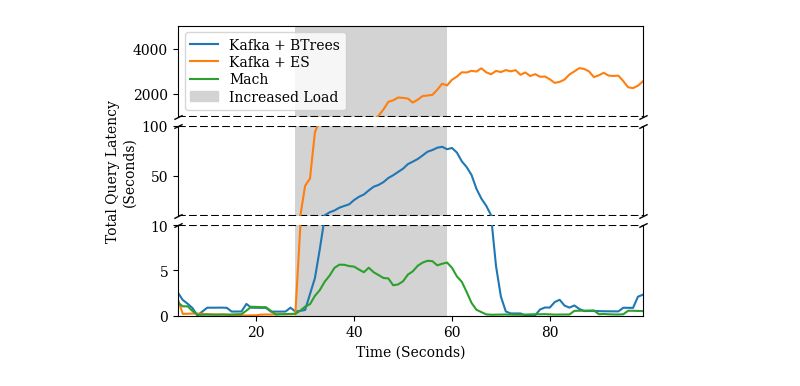
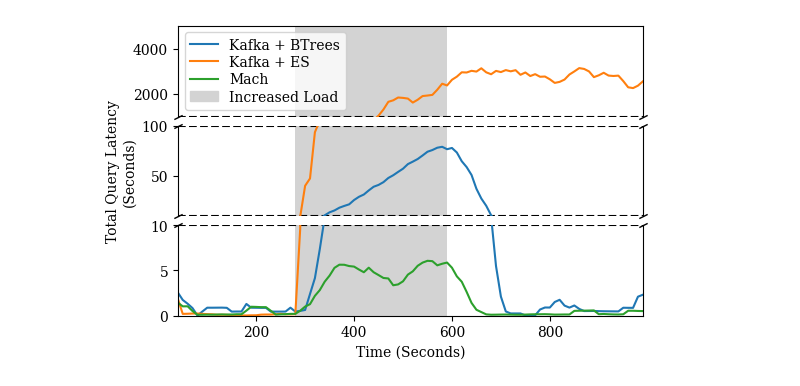
Before and after one commit to mach-telemetry/mach, a Jupyter notebook: bin/src/evaluation_output/plots/Query Latency Graphs.ipynb, the cells around one changed output. Cells and saved outputs as stored; diff of their text form; code cells hidden in the pictures.

Commit message:
update time axis in query execution graph

```diff
--- a/bin/src/evaluation_output/plots/Query Latency Graphs.ipynb
+++ b/bin/src/evaluation_output/plots/Query Latency Graphs.ipynb
@@ -5,5 +5,9 @@ import matplotlib.pyplot as plt
 import matplotlib.patches as mpatches
 colors = plt.rcParams['axes.prop_cycle'].by_key()['color']
 data = pd.read_csv("evaluation2_template.csv")
+
+time = list(map(lambda idx: idx * 10, range(0, len(data))))
+data["Time"] = time
+
 data.head()
 # %% [output]
@@ -14,8 +19,10 @@ data.head()
 | 3 | 0.2 | 2.060148 | 0.094155 | 4.102989 | 0.018437 | ... |
 | 4 | 0.2 | 0.019106 | 0.119762 | 0.000003 | 0.029476 | ... |
 # %%
+grey_bar_axis = list(data[data["Workload"]==6]["Time"])
+spike_begin = list(data[data["Workload"]==6]["Time"])[0]
+spike_end = grey_bar_axis[-1] + 10
 
-grey_bar_axis = list(data[data["Workload"]==6].index)
 grey_bar_values = [5000] * len(grey_bar_axis)
 rw = 5
 top_ylim = [1000, 5000]
@@ -39,7 +46,7 @@ gs = gridspec.GridSpec(3, 1,  height_ratios=(1, 1, .66), figure=fig, hspace=.15)
 
 
 # Total Latency Graph
-def triple_graph(gs_s, kafka, es, mach, ylabel):
+def triple_graph(gs_s, kafka, es, mach, time, ylabel):
     top = fig.add_subplot(gs_s[0])
     middle = fig.add_subplot(gs_s[1])
     bottom = fig.add_subplot(gs_s[2])
@@ -48,7 +55,7 @@ def triple_graph(gs_s, kafka, es, mach, ylabel):
     top.xaxis.set_visible(False)
     top.set_ylim(top_ylim)
     top.axhline(y=top_ylim[0], color="black", linestyle='--')
-    top.bar(grey_bar_axis, grey_bar_values, color="lightgrey", align='edge', width=1.0)
+    top.axvspan(spike_begin, spike_end, facecolor="lightgrey")
     top.margins(x=0)
     #top.axvline(x=vline, color="dimgrey", linestyle='--', linewidth=1)
 
@@ -58,7 +65,7 @@ def triple_graph(gs_s, kafka, es, mach, ylabel):
     middle.set_ylim(mid_ylim)
     middle.axhline(y=mid_ylim[0], color="black", linestyle='--')
     middle.axhline(y=mid_ylim[1], color="black", linestyle='--')
-    middle.bar(grey_bar_axis, grey_bar_values, color="lightgrey", align='edge', width=1.0)
+    middle.axvspan(spike_begin, spike_end, facecolor="lightgrey")
     middle.margins(x=0)
     middle.set_ylabel(ylabel)
     #middle.axvline(x=vline, color="dimgrey", linestyle='--', linewidth=1)
@@ -68,48 +75,48 @@ def triple_graph(gs_s, kafka, es, mach, ylabel):
     bottom.set_ylim(bot_ylim)
     bottom.set_xlabel("Time (Seconds)")
     bottom.axhline(y=bot_ylim[1], color="black", linestyle='--')
-    bottom.bar(grey_bar_axis, grey_bar_values, color="lightgrey", align='edge', width=1.0)
+    bottom.axvspan(spike_begin, spike_end, facecolor="lightgrey")
     bottom.margins(x=0)
     #bottom.axvline(x=vline, color="dimgrey", linestyle='--', linewidth=1)
 
     #bottom.set_yticks([0, 3], [0, 5])
 
     d = .5  # proportion of vertical to horizontal extent of the slanted line
     kwargs = dict(marker=[(-1, -d), (1, d)], markersize=6,
                   linestyle="none", color='k', mec='k', mew=1, clip_on=False)
 
     top.plot([0, 1], [0, 0], transform=top.transAxes, **kwargs)
     middle.plot([0, 1], [1, 1], transform=middle.transAxes, **kwargs)
     middle.plot([0, 1], [0, 0], transform=middle.transAxes, **kwargs)
     bottom.plot([0, 1], [1, 1], transform=bottom.transAxes, **kwargs)
 
 
-    top.plot(kafka, color=colors[0], label="Kafka + BTrees")
-    top.plot(es, color=colors[1], label="Kafka + ES")
-    top.plot(mach, color=colors[2], label="Mach")
+    top.plot(time, kafka, color=colors[0], label="Kafka + BTrees")
+    top.plot(time, es, color=colors[1], label="Kafka + ES")
+    top.plot(time, mach, color=colors[2], label="Mach")
 
-    middle.plot(kafka, color=colors[0], label="Kafka + BTrees")
-    middle.plot(es, color=colors[1], label="Kafka + ES")
-    middle.plot(mach, color=colors[2], label="Mach")
+    middle.plot(time, kafka, color=colors[0], label="Kafka + BTrees")
+    middle.plot(time, es, color=colors[1], label="Kafka + ES")
+    middle.plot(time, mach, color=colors[2], label="Mach")
 
-    bottom.plot(kafka, color=colors[0])
-    bottom.plot(es, color=colors[1])
-    bottom.plot(mach, color=colors[2])
+    bottom.plot(time, kafka, color=colors[0])
+    bottom.plot(time, es, color=colors[1])
+    bottom.plot(time, mach, color=colors[2])
 
 
 mach = list((md + me).rolling(rw).mean())
 kafka = list((kd + ke).rolling(rw).mean())
 es = list((ed + ee).rolling(rw).mean())
 gs_s = gridspec.GridSpecFromSubplotSpec(3, 1, subplot_spec=gs[0], height_ratios=(1, 1, 1), hspace=.1)
 
-triple_graph(gs_s=gs_s, kafka=kafka, es=es, mach=mach, ylabel="Total Query Latency\n(Seconds)")
+triple_graph(gs_s=gs_s, kafka=kafka, es=es, mach=mach, time=data["Time"], ylabel="Total Query Latency\n(Seconds)")
 ax = gs_s.figure.axes[0]
 
 handles, labels = ax.get_legend_handles_labels()
 labels.append("Increased Load")
 handles.append(mpatches.Patch(color="lightgrey"))
 ax.legend(handles, labels, bbox_to_anchor=(0, 0), loc="lower left", labelspacing=.25)
 
 plt.show()
 # %% [output]
-[figure, old version]
+[figure, new version]
```
Also changed, not shown: parts of 1 cell of this notebook.
